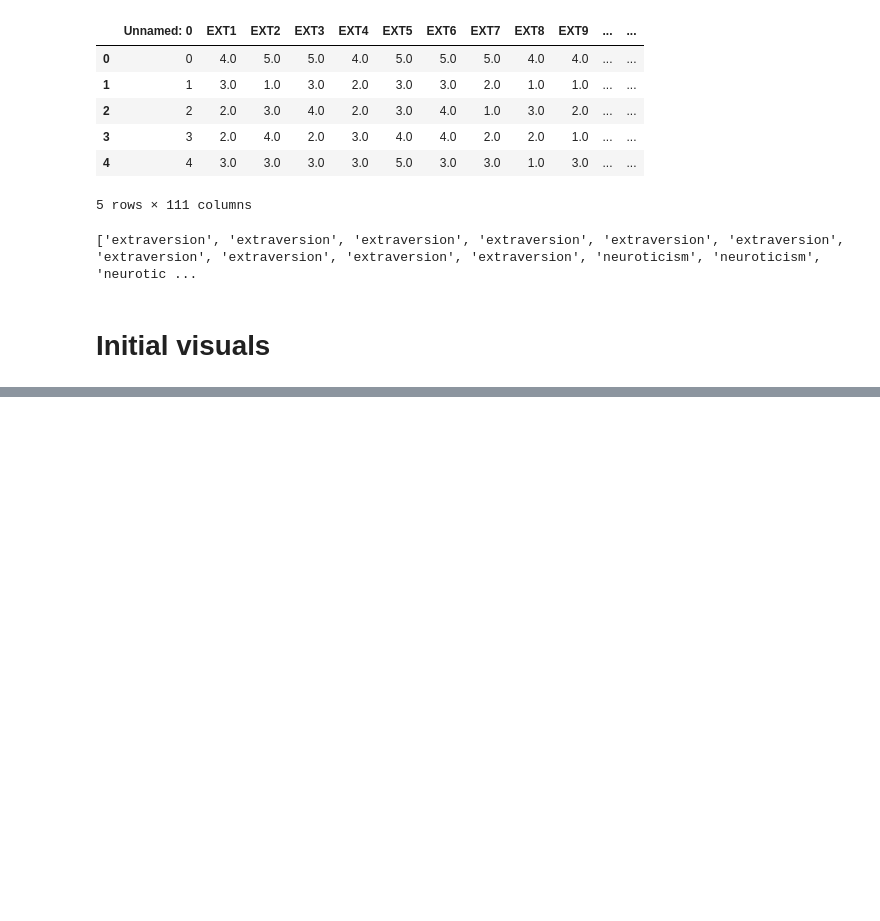
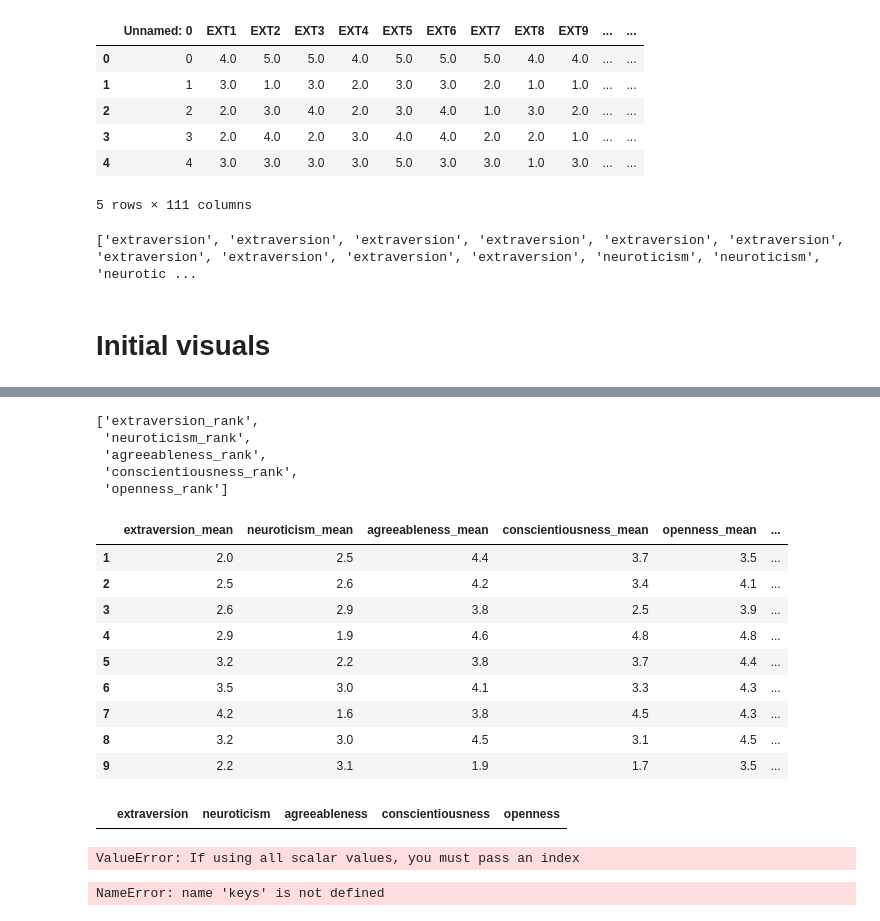
Before and after one commit to Jakob37/KagglePersonality, a Jupyter notebook: notebooks/200418_first_exploration.ipynb, the cells around one changed output, grey strips where cells are left out. Saved outputs shown, nothing was run; the diff lists cells and outputs as text; code cells hidden in the pictures; blank space fills up the shorter version.

Commit message:
Generate summarized values

```diff
--- a/notebooks/200418_first_exploration.ipynb
+++ b/notebooks/200418_first_exploration.ipynb
@@ -74,0 +86,60 @@ sns.barplot(x="question", y="sum_val", hue="category", data=summed_questions, do
+# %%
+agg_answers = pd.DataFrame()
+for category in design.category.unique():
+    target_questions = design[design.category == category].question_name
+    df = rdf[target_questions]
+    means = df.agg(['mean'], axis=1)
+    agg_answers[category] = means['mean'].to_list()
+
+agg_answers.columns = [f'{col}_mean' for col in agg_answers.columns]
+
+summarized_data = agg_answers
+# df[design.question_name].agg(['sum', 'count', 'mean', 'median']).T
+# %%
+def calc_index(values):
+    val_position = np.argsort(values.to_list()) + 1
+    return val_position
+
+def calc_percentiles(values):
+    val_position = np.argsort(values.to_list())
+    perc = val_position / max(val_position) * 100
+    return perc
+# %%
+agg_ind_colnames
+# %% [output]
+['extraversion_rank',
+ 'neuroticism_rank',
+ 'agreeableness_rank',
+ 'conscientiousness_rank',
+ 'openness_rank']
+# %%
+agg_indices = agg_answers[1:10].apply(calc_index, axis=0)
+agg_percentiles = agg_answers[1:10].apply(calc_percentiles, axis=0)
+
+agg_indices.columns = [f'{col}_rank' for col in agg_indices.columns]
+agg_percentiles.columns = [f'{col}_perc' for col in agg_percentiles.columns]
+
+pd.concat([agg_answers[1:10], agg_indices, agg_percentiles], axis=1)
+# %% [output]
+|  | extraversion_mean | neuroticism_mean | agreeableness_mean | conscientiousness_mean | openness_mean | ... |
+| 1 | 2.0 | 2.5 | 4.4 | 3.7 | 3.5 | ... |
+| 2 | 2.5 | 2.6 | 4.2 | 3.4 | 4.1 | ... |
+| 3 | 2.6 | 2.9 | 3.8 | 2.5 | 3.9 | ... |
+| 4 | 2.9 | 1.9 | 4.6 | 4.8 | 4.8 | ... |
+| 5 | 3.2 | 2.2 | 3.8 | 3.7 | 4.4 | ... |
+| 6 | 3.5 | 3.0 | 4.1 | 3.3 | 4.3 | ... |
+| 7 | 4.2 | 1.6 | 3.8 | 4.5 | 4.3 | ... |
+| 8 | 3.2 | 3.0 | 4.5 | 3.1 | 4.5 | ... |
+| 9 | 2.2 | 3.1 | 1.9 | 1.7 | 3.5 | ... |
+# %%
+agg_answers
+# %% [output]
+|  | extraversion | neuroticism | agreeableness | conscientiousness | openness |
+# %%
+pd.DataFrame.from_dict(agg_answers)
+# %% [output]
+ValueError: If using all scalar values, you must pass an index
+# %%
+keys(agg_answers)
+# %% [output]
+NameError: name 'keys' is not defined
```
Also changed, not shown: parts of 6 cells of this notebook, 1 other file.
